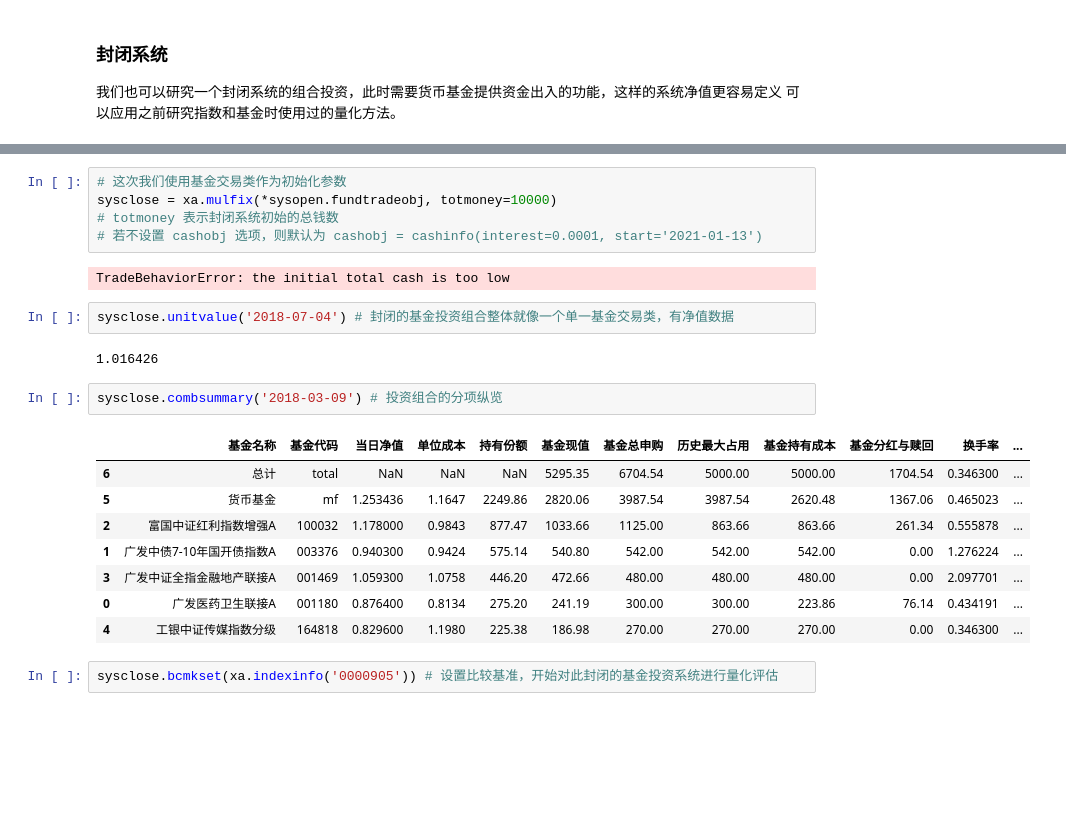
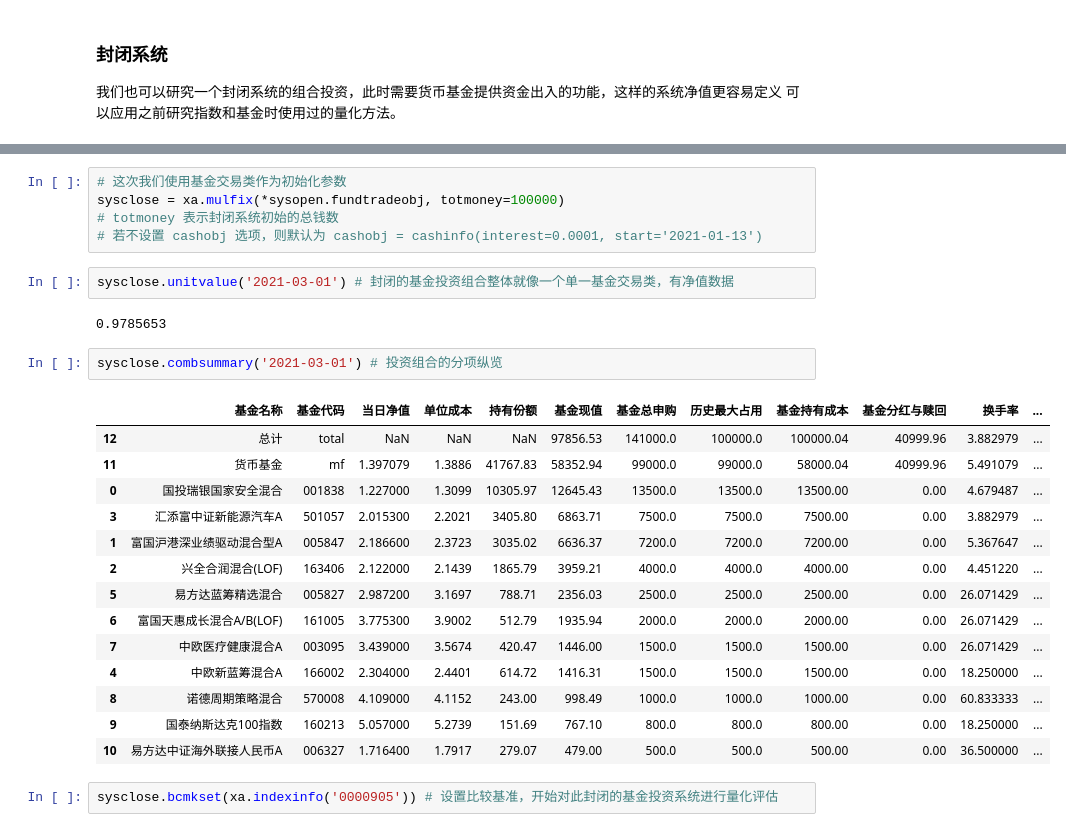
Before and after one commit to aYuhangZhang/xalpha, a Jupyter notebook: doc/samples/mul-yh.ipynb, the cells around one changed output, grey strips where cells are left out. Drawn from its saved outputs; the diff is of its cells as text; blank space fills up the shorter version.

Commit message:
1)study sysclose; 2)study v_tradecost

```diff
--- a/doc/samples/mul-yh.ipynb
+++ b/doc/samples/mul-yh.ipynb
@@ -111,26 +112,30 @@ sysopen.fundtradeobj
  易方达中证海外联接人民币A 交易情况)
 # %%
 # 这次我们使用基金交易类作为初始化参数
-sysclose = xa.mulfix(*sysopen.fundtradeobj, totmoney=10000)
+sysclose = xa.mulfix(*sysopen.fundtradeobj, totmoney=100000)
 # totmoney 表示封闭系统初始的总钱数
 # 若不设置 cashobj 选项，则默认为 cashobj = cashinfo(interest=0.0001, start='2021-01-13')
-# %% [output]
-TradeBehaviorError: the initial total cash is too low
 # %%
-sysclose.unitvalue('2018-07-04') # 封闭的基金投资组合整体就像一个单一基金交易类，有净值数据
+sysclose.unitvalue('2021-03-01') # 封闭的基金投资组合整体就像一个单一基金交易类，有净值数据
 # %% [output]
-1.016426
+0.9785653
 # %%
-sysclose.combsummary('2018-03-09') # 投资组合的分项纵览
+sysclose.combsummary('2021-03-01') # 投资组合的分项纵览
 # %% [output]
 |  | 基金名称 | 基金代码 | 当日净值 | 单位成本 | 持有份额 | 基金现值 | 基金总申购 | 历史最大占用 | 基金持有成本 | 基金分红与赎回 | 换手率 | ... |
-| 6 | 总计 | total | NaN | NaN | NaN | 5295.35 | 6704.54 | 5000.00 | 5000.00 | 1704.54 | 0.346300 | ... |
-| 5 | 货币基金 | mf | 1.253436 | 1.1647 | 2249.86 | 2820.06 | 3987.54 | 3987.54 | 2620.48 | 1367.06 | 0.465023 | ... |
-| 2 | 富国中证红利指数增强A | 100032 | 1.178000 | 0.9843 | 877.47 | 1033.66 | 1125.00 | 863.66 | 863.66 | 261.34 | 0.555878 | ... |
-| 1 | 广发中债7-10年国开债指数A | 003376 | 0.940300 | 0.9424 | 575.14 | 540.80 | 542.00 | 542.00 | 542.00 | 0.00 | 1.276224 | ... |
-| 3 | 广发中证全指金融地产联接A | 001469 | 1.059300 | 1.0758 | 446.20 | 472.66 | 480.00 | 480.00 | 480.00 | 0.00 | 2.097701 | ... |
-| 0 | 广发医药卫生联接A | 001180 | 0.876400 | 0.8134 | 275.20 | 241.19 | 300.00 | 300.00 | 223.86 | 76.14 | 0.434191 | ... |
-| 4 | 工银中证传媒指数分级 | 164818 | 0.829600 | 1.1980 | 225.38 | 186.98 | 270.00 | 270.00 | 270.00 | 0.00 | 0.346300 | ... |
+| 12 | 总计 | total | NaN | NaN | NaN | 97856.53 | 141000.0 | 100000.0 | 100000.04 | 40999.96 | 3.882979 | ... |
+| 11 | 货币基金 | mf | 1.397079 | 1.3886 | 41767.83 | 58352.94 | 99000.0 | 99000.0 | 58000.04 | 40999.96 | 5.491079 | ... |
+| 0 | 国投瑞银国家安全混合 | 001838 | 1.227000 | 1.3099 | 10305.97 | 12645.43 | 13500.0 | 13500.0 | 13500.00 | 0.00 | 4.679487 | ... |
+| 3 | 汇添富中证新能源汽车A | 501057 | 2.015300 | 2.2021 | 3405.80 | 6863.71 | 7500.0 | 7500.0 | 7500.00 | 0.00 | 3.882979 | ... |
+| 1 | 富国沪港深业绩驱动混合型A | 005847 | 2.186600 | 2.3723 | 3035.02 | 6636.37 | 7200.0 | 7200.0 | 7200.00 | 0.00 | 5.367647 | ... |
+| 2 | 兴全合润混合(LOF) | 163406 | 2.122000 | 2.1439 | 1865.79 | 3959.21 | 4000.0 | 4000.0 | 4000.00 | 0.00 | 4.451220 | ... |
+| 5 | 易方达蓝筹精选混合 | 005827 | 2.987200 | 3.1697 | 788.71 | 2356.03 | 2500.0 | 2500.0 | 2500.00 | 0.00 | 26.071429 | ... |
+| 6 | 富国天惠成长混合A/B(LOF) | 161005 | 3.775300 | 3.9002 | 512.79 | 1935.94 | 2000.0 | 2000.0 | 2000.00 | 0.00 | 26.071429 | ... |
+| 7 | 中欧医疗健康混合A | 003095 | 3.439000 | 3.5674 | 420.47 | 1446.00 | 1500.0 | 1500.0 | 1500.00 | 0.00 | 26.071429 | ... |
+| 4 | 中欧新蓝筹混合A | 166002 | 2.304000 | 2.4401 | 614.72 | 1416.31 | 1500.0 | 1500.0 | 1500.00 | 0.00 | 18.250000 | ... |
+| 8 | 诺德周期策略混合 | 570008 | 4.109000 | 4.1152 | 243.00 | 998.49 | 1000.0 | 1000.0 | 1000.00 | 0.00 | 60.833333 | ... |
+| 9 | 国泰纳斯达克100指数 | 160213 | 5.057000 | 5.2739 | 151.69 | 767.10 | 800.0 | 800.0 | 800.00 | 0.00 | 18.250000 | ... |
+| 10 | 易方达中证海外联接人民币A | 006327 | 1.716400 | 1.7917 | 279.07 | 479.00 | 500.0 | 500.0 | 500.00 | 0.00 | 36.500000 | ... |
 # %%
 sysclose.bcmkset(xa.indexinfo('0000905')) # 设置比较基准，开始对此封闭的基金投资系统进行量化评估
 # %%
```
Also changed, not shown: parts of 8 cells of this notebook, 1 other file.
